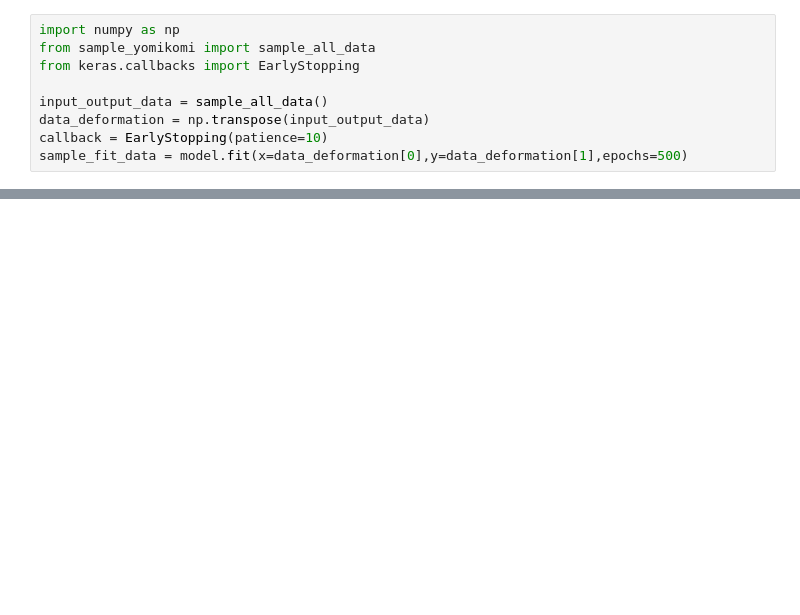
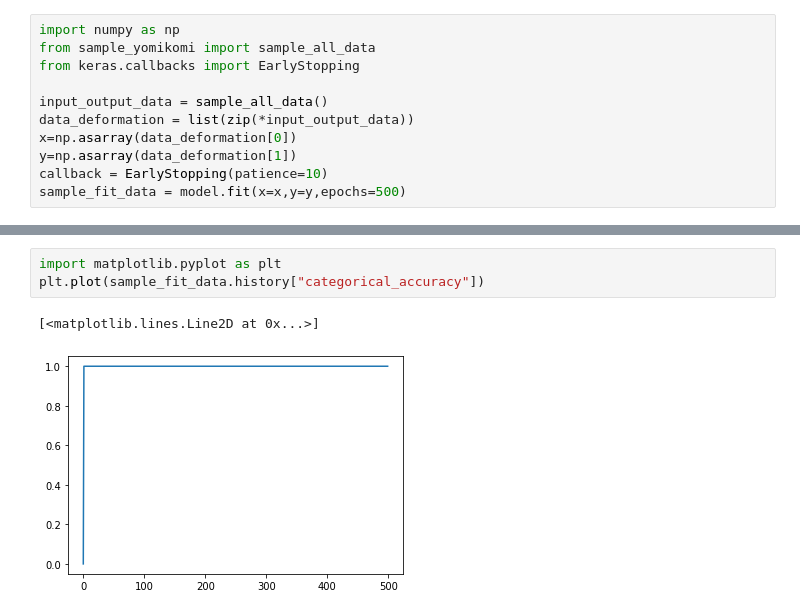
Before and after one commit to CombNITNC/procon2022_comp, a Jupyter notebook: ml/compile_data_entry.ipynb, the cells around one changed output, grey strips where cells are left out. Saved outputs shown, nothing was run; the diff lists cells and outputs as text; blank space fills up the shorter version.

```diff
--- a/ml/compile_data_entry.ipynb
+++ b/ml/compile_data_entry.ipynb
@@ -30,7 +30,9 @@ from sample_yomikomi import sample_all_data
 from keras.callbacks import EarlyStopping
 
 input_output_data = sample_all_data()
-data_deformation = np.transpose(input_output_data)
+data_deformation = list(zip(*input_output_data))
+x=np.asarray(data_deformation[0])
+y=np.asarray(data_deformation[1])
 callback = EarlyStopping(patience=10)
-sample_fit_data = model.fit(x=data_deformation[0],y=data_deformation[1],epochs=500)
+sample_fit_data = model.fit(x=x,y=y,epochs=500)
 # %% [output]
@@ -37,0 +56,6 @@ AttributeError: 'dict' object has no attribute 'speech'
+# %%
+import matplotlib.pyplot as plt
+plt.plot(sample_fit_data.history["categorical_accuracy"])
+# %% [output]
+[<matplotlib.lines.Line2D at 0x...>]
+[figure, added]
```
Also changed, not shown: parts of 2 cells of this notebook, 4 other files.
